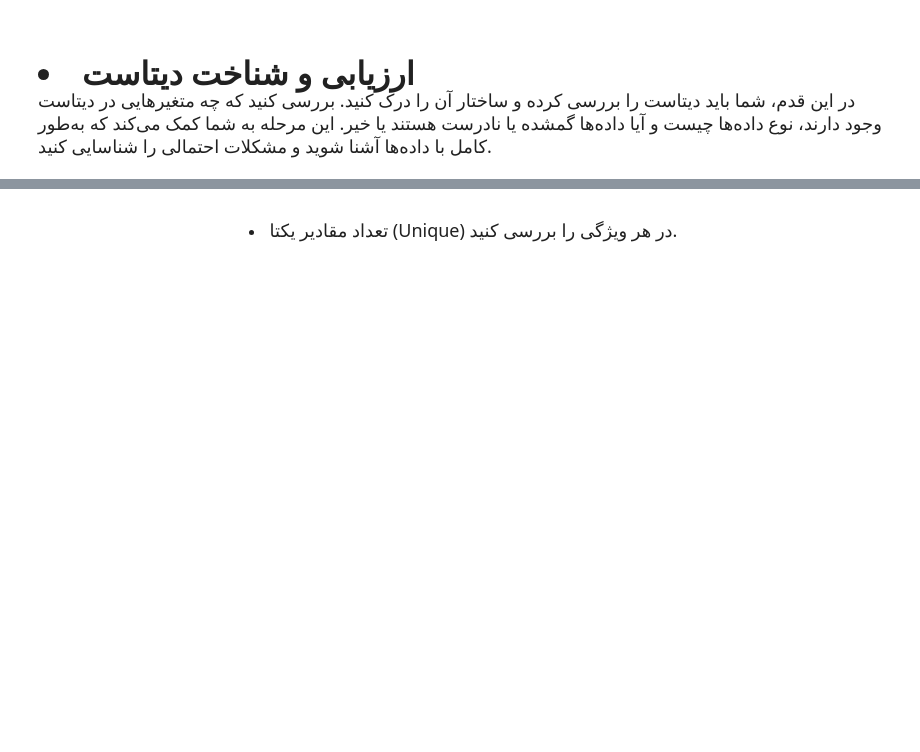
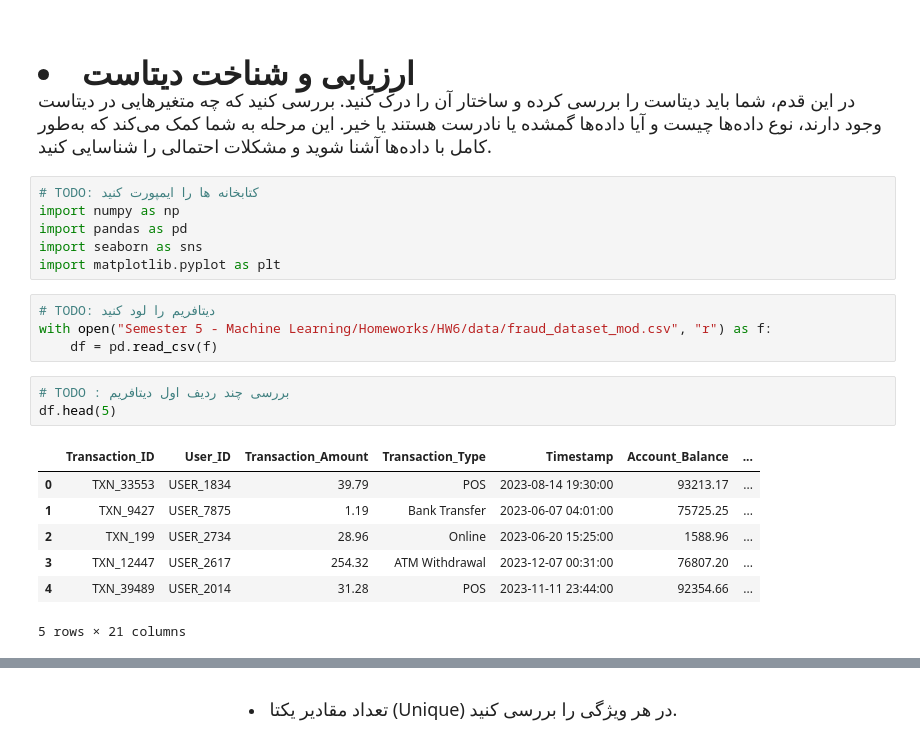
Before and after one commit to aghababaei-alireza/AI_Darsman, a Jupyter notebook: Semester 5 - Machine Learning/Homeworks/HW6/notebooks/S5-HW6-Alireza Aghababaei.ipynb, the cells around one changed output, grey strips where cells are left out. Drawn from its saved outputs; the diff is of its cells as text; blank space fills up the shorter version.

```diff
--- a/Semester 5 - Machine Learning/Homeworks/HW6/notebooks/S5-HW6-Alireza Aghababaei.ipynb
+++ b/Semester 5 - Machine Learning/Homeworks/HW6/notebooks/S5-HW6-Alireza Aghababaei.ipynb
@@ -197,4 +197,25 @@
 <font size=4>
     در این قدم، شما باید دیتاست را بررسی کرده و ساختار آن را درک کنید. بررسی کنید که چه متغیرهایی در دیتاست وجود دارند، نوع داده‌ها چیست و آیا داده‌ها گمشده یا نادرست هستند یا خیر. این مرحله به شما کمک می‌کند که به‌طور کامل با داده‌ها آشنا شوید و مشکلات احتمالی را شناسایی کنید.
 </font>
+# %%
+# TODO: کتابخانه ها را ایمپورت کنید
+import numpy as np
+import pandas as pd
+import seaborn as sns
+import matplotlib.pyplot as plt
+# %%
+# TODO: دیتافریم را لود کنید
+with open("Semester 5 - Machine Learning/Homeworks/HW6/data/fraud_dataset_mod.csv", "r") as f:
+    df = pd.read_csv(f)
+# %%
+# TODO : بررسی چند ردیف اول دیتافریم
+df.head(5)
+# %% [output]
+|  | Transaction_ID | User_ID | Transaction_Amount | Transaction_Type | Timestamp | Account_Balance | ... |
+| 0 | TXN_33553 | USER_1834 | 39.79 | POS | 2023-08-14 19:30:00 | 93213.17 | ... |
+| 1 | TXN_9427 | USER_7875 | 1.19 | Bank Transfer | 2023-06-07 04:01:00 | 75725.25 | ... |
+| 2 | TXN_199 | USER_2734 | 28.96 | Online | 2023-06-20 15:25:00 | 1588.96 | ... |
+| 3 | TXN_12447 | USER_2617 | 254.32 | ATM Withdrawal | 2023-12-07 00:31:00 | 76807.20 | ... |
+| 4 | TXN_39489 | USER_2014 | 31.28 | POS | 2023-11-11 23:44:00 | 92354.66 | ... |
+5 rows × 21 columns
 # %%
```
Also changed, not shown: parts of 10 cells of this notebook.
